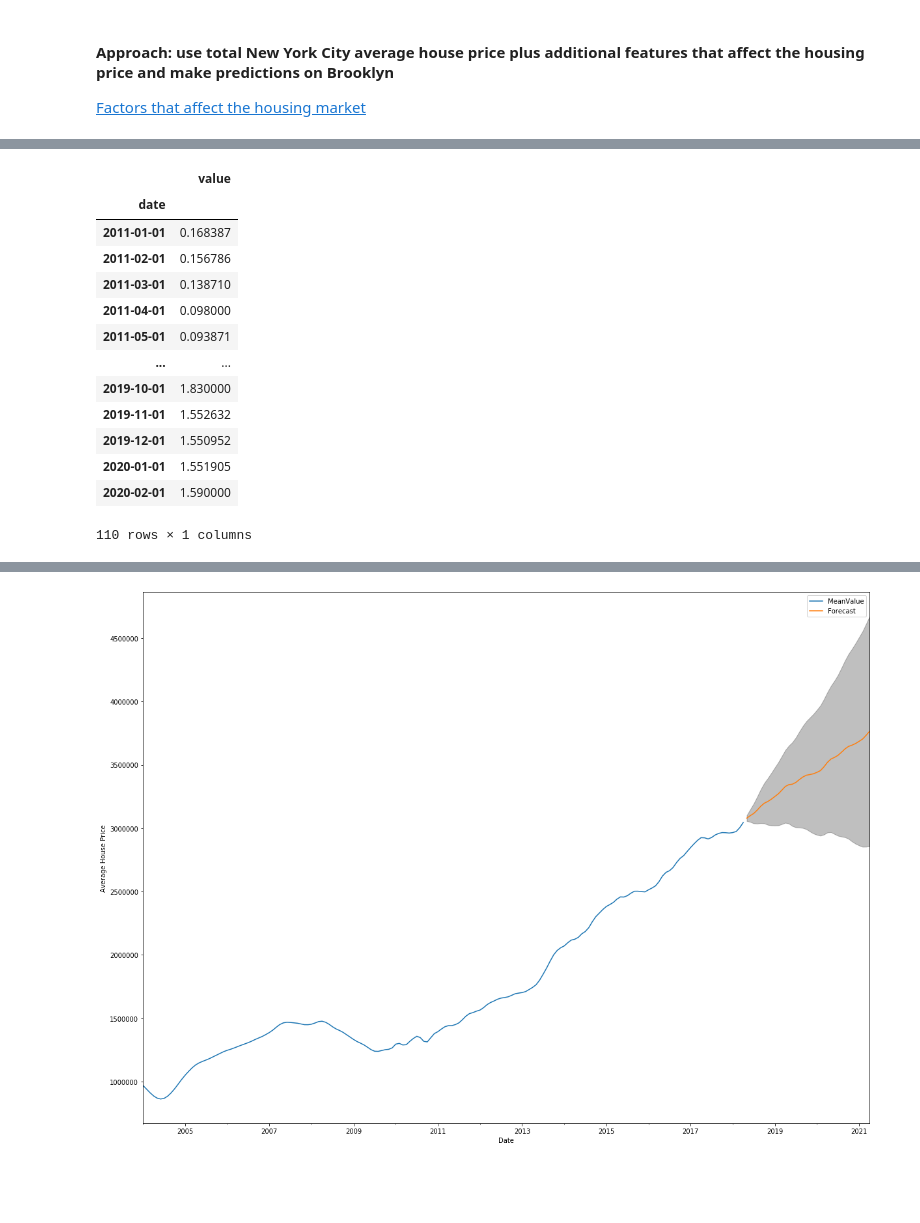
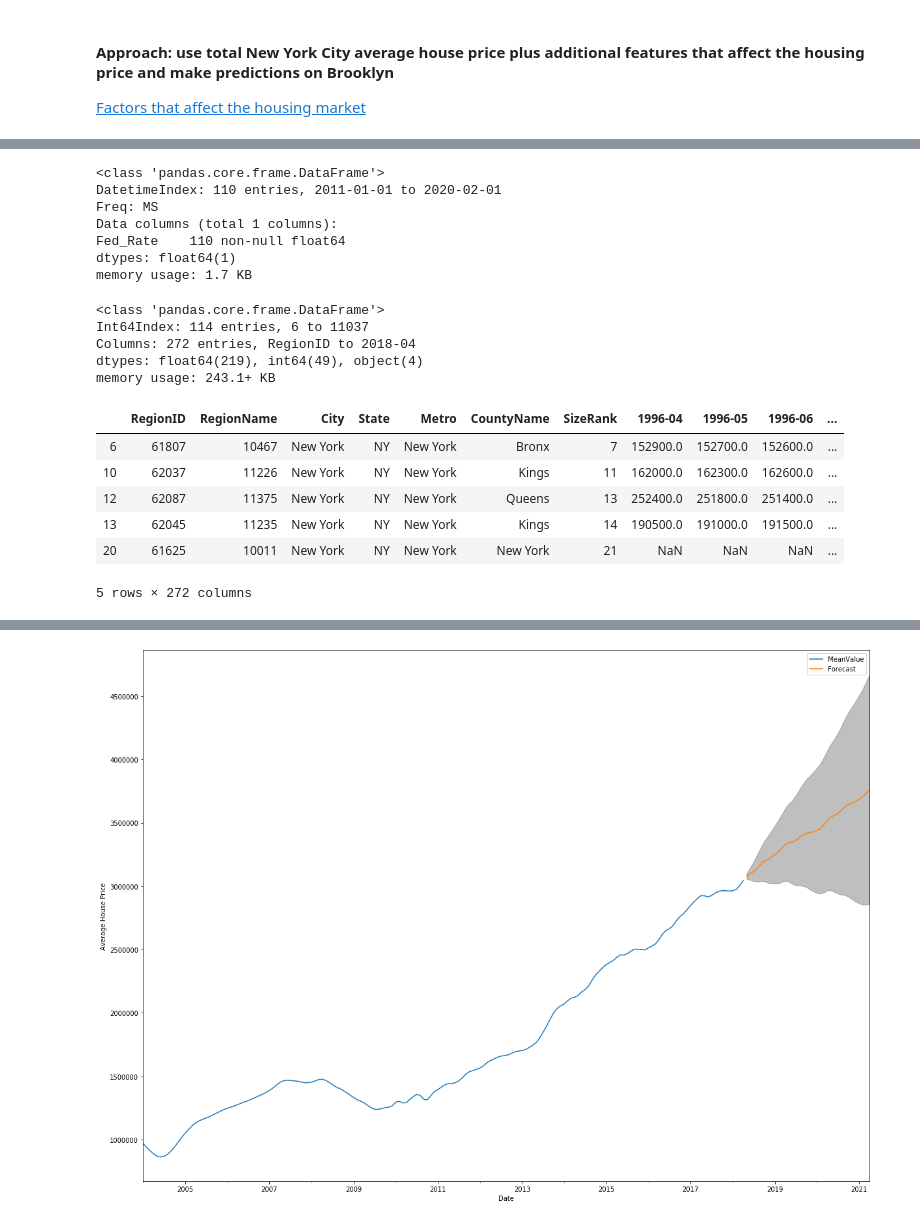
Before and after one commit to bonniema/House-Price-Prediction-with-Time-Series, a Jupyter notebook: mod_4_starter_notebook.ipynb, the cells around one changed output, grey strips where cells are left out. Cells and saved outputs as stored; diff of their text form; code cells hidden in the pictures; blank space fills up the shorter version.

```diff
--- a/mod_4_starter_notebook.ipynb
+++ b/mod_4_starter_notebook.ipynb
@@ -846,17 +821,28 @@ new_fed_rate = fed_rate.resample('MS', closed='left', label='left').mean()
 # %%
-new_fed_rate
+new_fed_rate.info()
 # %% [output]
-|  | value |
-| date |  |
-| 2011-01-01 | 0.168387 |
-| 2011-02-01 | 0.156786 |
-| 2011-03-01 | 0.138710 |
-| 2011-04-01 | 0.098000 |
-| 2011-05-01 | 0.093871 |
-| ... | ... |
-| 2019-10-01 | 1.830000 |
-| 2019-11-01 | 1.552632 |
-| 2019-12-01 | 1.550952 |
-| 2020-01-01 | 1.551905 |
-| 2020-02-01 | 1.590000 |
-110 rows × 1 columns
+<class 'pandas.core.frame.DataFrame'>
+DatetimeIndex: 110 entries, 2011-01-01 to 2020-02-01
+Freq: MS
+Data columns (total 1 columns):
+Fed_Rate    110 non-null float64
+dtypes: float64(1)
+memory usage: 1.7 KB
+# %%
+ny.info()
+# %% [output]
+<class 'pandas.core.frame.DataFrame'>
+Int64Index: 114 entries, 6 to 11037
+Columns: 272 entries, RegionID to 2018-04
+dtypes: float64(219), int64(49), object(4)
+memory usage: 243.1+ KB
+# %%
+ny.head()
+# %% [output]
+|  | RegionID | RegionName | City | State | Metro | CountyName | SizeRank | 1996-04 | 1996-05 | 1996-06 | ... |
+| 6 | 61807 | 10467 | New York | NY | New York | Bronx | 7 | 152900.0 | 152700.0 | 152600.0 | ... |
+| 10 | 62037 | 11226 | New York | NY | New York | Kings | 11 | 162000.0 | 162300.0 | 162600.0 | ... |
+| 12 | 62087 | 11375 | New York | NY | New York | Queens | 13 | 252400.0 | 251800.0 | 251400.0 | ... |
+| 13 | 62045 | 11235 | New York | NY | New York | Kings | 14 | 190500.0 | 191000.0 | 191500.0 | ... |
+| 20 | 61625 | 10011 | New York | NY | New York | New York | 21 | NaN | NaN | NaN | ... |
+5 rows × 272 columns
```
Also changed, not shown: parts of 23 cells of this notebook, 1 other file.
